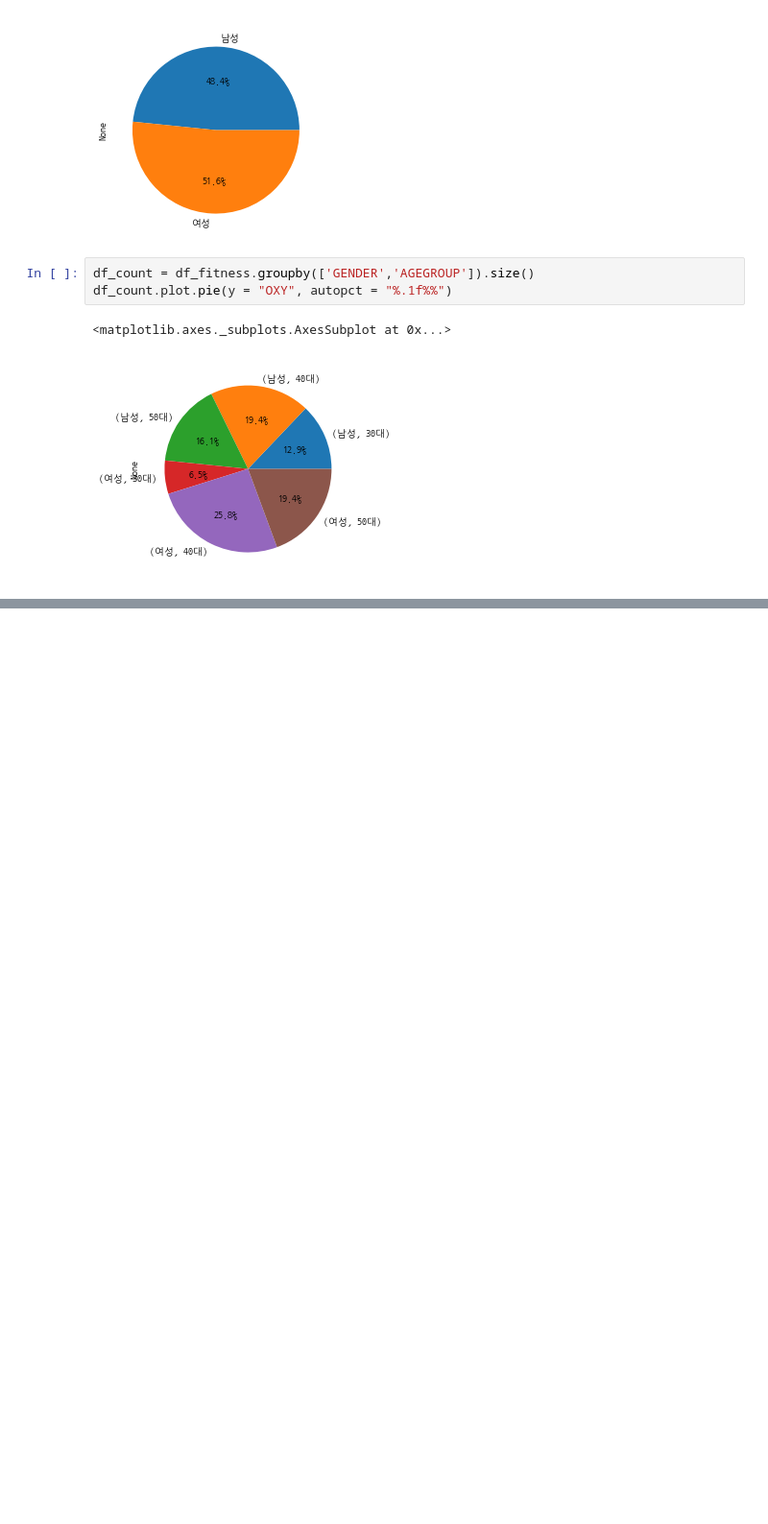
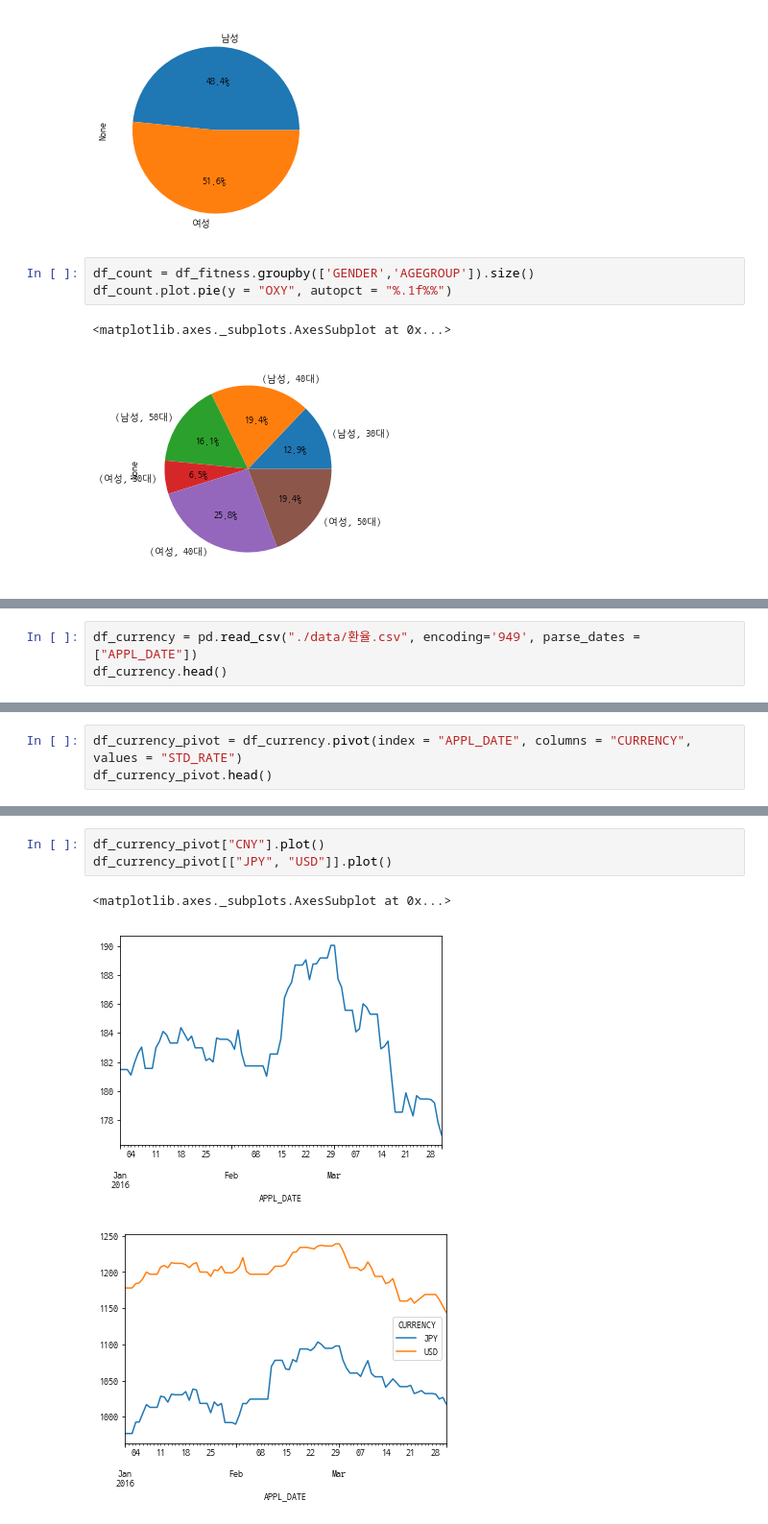
Before and after one commit to wonbae/data-analytics, a Jupyter notebook: 02.그래프분석.ipynb, the cells around one changed output, grey strips where cells are left out. Shown at 96% size. Drawn from its saved outputs; the diff is of its cells as text; blank space fills up the shorter version.

```diff
--- a/02.그래프분석.ipynb
+++ b/02.그래프분석.ipynb
@@ -137,0 +169,3 @@ df_count.plot.pie(y = "OXY", autopct = "%.1f%%")
+# %%
+df_currency = pd.read_csv("./data/환율.csv", encoding='949', parse_dates = ["APPL_DATE"])
+df_currency.head()
@@ -137,0 +179,3 @@ df_count.plot.pie(y = "OXY", autopct = "%.1f%%")
+# %%
+df_currency_pivot = df_currency.pivot(index = "APPL_DATE", columns = "CURRENCY", values = "STD_RATE")
+df_currency_pivot.head()
@@ -137,0 +190,7 @@ df_count.plot.pie(y = "OXY", autopct = "%.1f%%")
+# %%
+df_currency_pivot["CNY"].plot()
+df_currency_pivot[["JPY", "USD"]].plot()
+# %% [output]
+<matplotlib.axes._subplots.AxesSubplot at 0x...>
+[figure, added]
+[figure, added]
```
Also changed, not shown: parts of 18 cells of this notebook, 3 other files.
